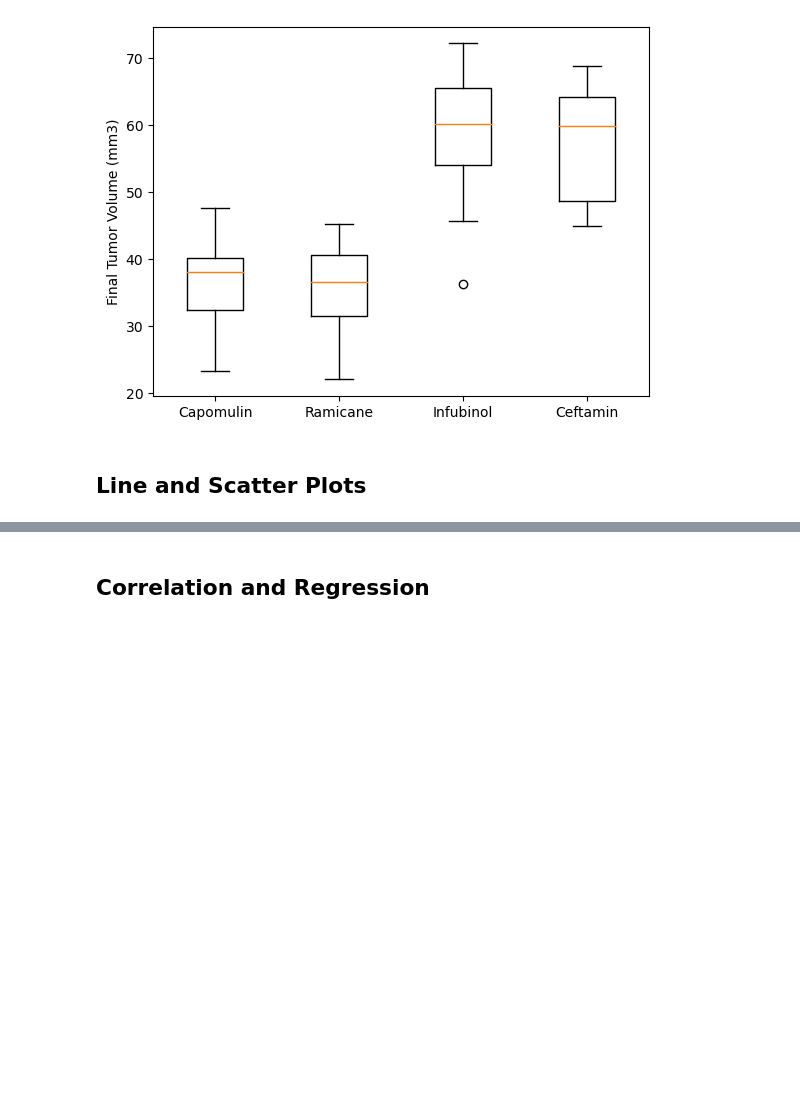
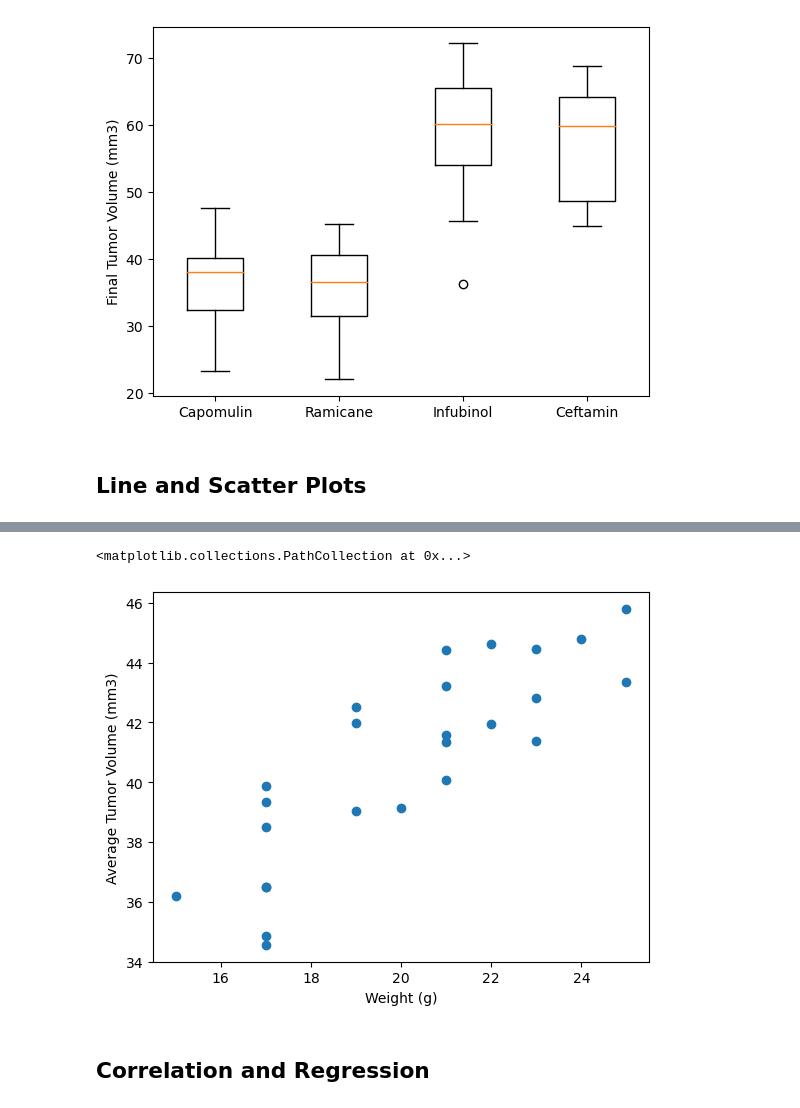
Before and after one commit to raniljoshua/Module-5-Challenge_Pymaceuticals, a Jupyter notebook: Pymaceuticals/pymaceuticals.ipynb, the cells around one changed output, grey strips where cells are left out. Cells and saved outputs as stored; diff of their text form; code cells hidden in the pictures; blank space fills up the shorter version.

Commit message:
Completed Line and Scatter Plots, Correlation and Regression

```diff
--- a/Pymaceuticals/pymaceuticals.ipynb
+++ b/Pymaceuticals/pymaceuticals.ipynb
@@ -404,2 +407,17 @@ plt.show()
+# %%
+# Generate a scatter plot of mouse weight vs. the average observed tumor volume for the entire Capomulin regimen
+Capomulin_tumor_vs_weight = mouse_clean_data.loc[mouse_clean_data["Drug Regimen"]=="Capomulin"][["Mouse ID","Tumor Volume (mm3)","Weight (g)"]]
+# Capomulin_tumor_vs_weight
+
+# Average tumor volume for each mouse
+Capomulin_avg_tumor = Capomulin_tumor_vs_weight.groupby("Mouse ID").mean()
+# Capomulin_avg_tumor
+
+plt.xlabel("Weight (g)")
+plt.ylabel("Average Tumor Volume (mm3)")
+plt.scatter(Capomulin_avg_tumor["Weight (g)"],Capomulin_avg_tumor["Tumor Volume (mm3)"])
+# %% [output]
+<matplotlib.collections.PathCollection at 0x...>
+[figure, added]
 # %% [markdown]
 ## Correlation and Regression
```
Also changed, not shown: parts of 4 cells of this notebook.
